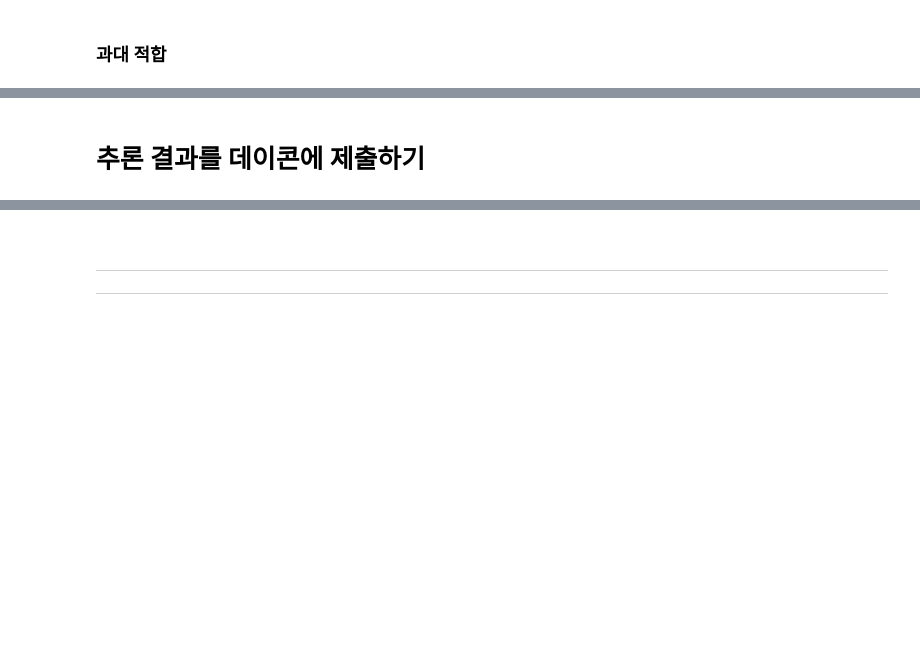
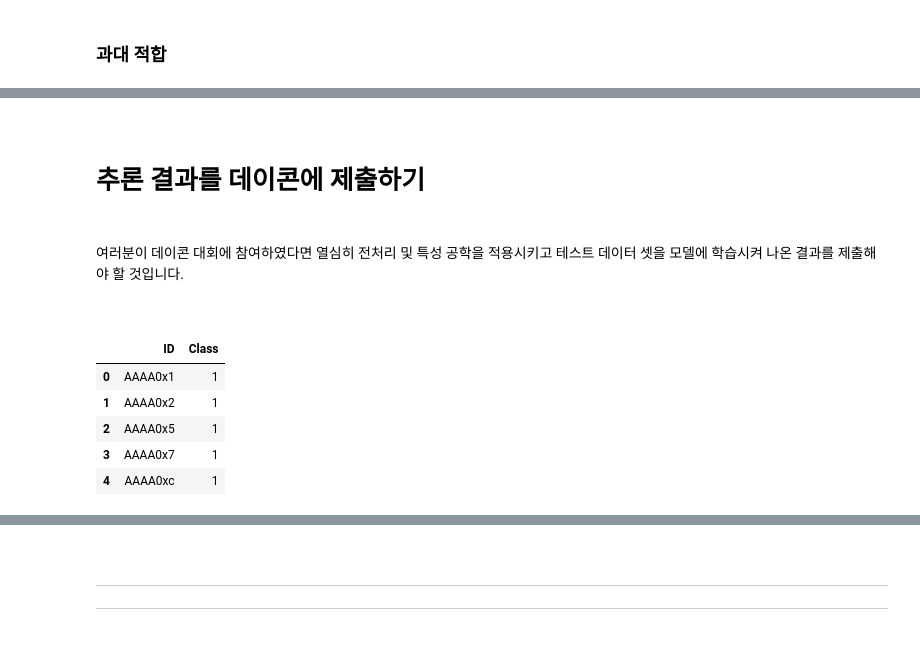
Before and after one commit to namwootree/Dacrew-4th, a Jupyter notebook: Stage_3.ipynb, the cells around one changed output, grey strips where cells are left out. Cells and saved outputs as stored; diff of their text form; code cells hidden in the pictures; blank space fills up the shorter version.

```diff
--- a/Stage_3.ipynb
+++ b/Stage_3.ipynb
@@ -1221,2 +1363,22 @@ print(f'\n검증 데이터 셋 AUC : {val_roc_auc_score}')
 # %% [markdown]
+<br>
+
 # 추론 결과를 데이콘에 제출하기
+# %% [markdown]
+<br>
+
+여러분이 데이콘 대회에 참여하였다면 열심히 전처리 및 특성 공학을 적용시키고 테스트 데이터 셋을 모델에 학습시켜 나온 결과를 제출해야 할 것입니다.
+
+<br>
+# %%
+submission = pd.read_csv('/content/sample_submission.csv')
+
+# Class 변수를 여러분이 추론 결과값으로 변경해야 합니다.
+display(submission.head())
+# %% [output]
+|  | ID | Class |
+| 0 | AAAA0x1 | 1 |
+| 1 | AAAA0x2 | 1 |
+| 2 | AAAA0x5 | 1 |
+| 3 | AAAA0x7 | 1 |
+| 4 | AAAA0xc | 1 |
```
Also changed, not shown: parts of 19 cells of this notebook.
